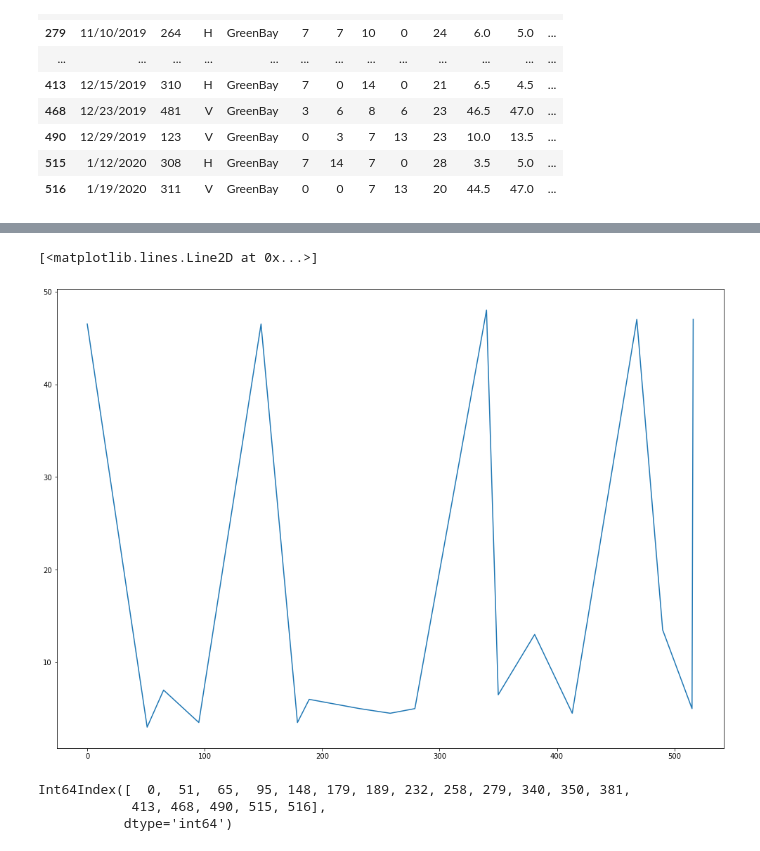
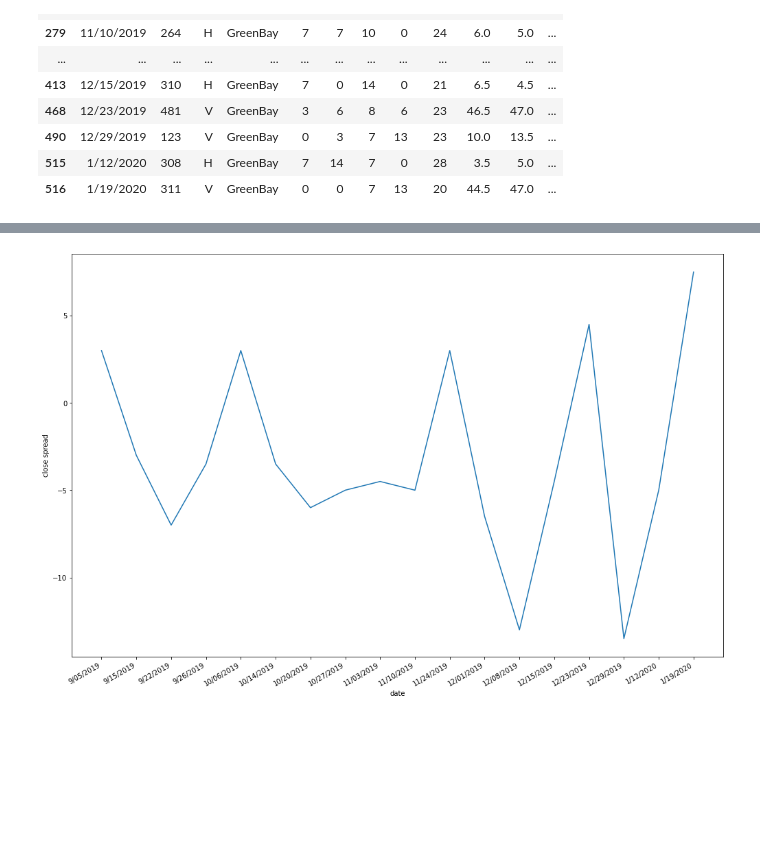
Before and after one commit to tamle7422/data_analysis, a Jupyter notebook: nfl.ipynb, the cells around one changed output, grey strips where cells are left out. Cells and saved outputs as stored; diff of their text form; code cells hidden in the pictures; blank space fills up the shorter version.

Commit message:
Update plot

```diff
--- a/nfl.ipynb
+++ b/nfl.ipynb
@@ -39,3 +40,5 @@ dfCopy = nflDf.copy(deep=True)
+# %%
+nflDf.rename(columns={"ML": "american_odds"},inplace=True)
 # %%
 nflDf.set_index(["Date"])
 # %% [output]
@@ -175,7 +182,7 @@ for index,row in nflDf.groupby(nflDf.index // 2):
     print("index: %s" % index)
     # print(row)
 
-    if (row["ML"].iloc[0] < 0):
+    if (row["american_odds"].iloc[0] < 0):
         print(row)
         dfCopy["open_spread"].iloc[row.index[0]] = row["Open"].iloc[0] * -1
         dfCopy["close_spread"].iloc[row.index[0]] = row["Close"].iloc[0] * -1
@@ -188,7 +195,7 @@ for index,row in nflDf.groupby(nflDf.index // 2):
         dfCopy["close_total"].iloc[row.index[1]] = row["Close"].iloc[1]
 
     # money line is positive
-    elif (row["ML"].iloc[0] > 0):
+    elif (row["american_odds"].iloc[0] > 0):
         dfCopy["open_total"].iloc[row.index[0]] = row["Open"].iloc[0]
         dfCopy["close_total"].iloc[row.index[0]] = row["Close"].iloc[0]
         dfCopy["open_spread"].iloc[row.index[0]] = row["Open"].iloc[1]
@@ -505,7 +500,7 @@ nflDf["Close"].unique().tolist()
  35.0]
 # %%
 # dfFilterACR = df[(df["AverageCorrosionRate"] < 1.0) & (df["AverageCorrosionRate"] > -0.2)]
-greenBayDf = nflDf[nflDf["Team"] == "GreenBay"]
+greenBayDf = dfCopy[dfCopy["Team"] == "GreenBay"]
 greenBayDf
 # %% [output]
 |  | Date | Rot | VH | Team | 1st | 2nd | 3rd | 4th | Final | Open | Close | ... |
@@ -525,3 +520,5 @@ greenBayDf
 | 490 | 12/29/2019 | 123 | V | GreenBay | 0 | 3 | 7 | 13 | 23 | 10.0 | 13.5 | ... |
 | 515 | 1/12/2020 | 308 | H | GreenBay | 7 | 14 | 7 | 0 | 28 | 3.5 | 5.0 | ... |
 | 516 | 1/19/2020 | 311 | V | GreenBay | 0 | 0 | 7 | 13 | 20 | 44.5 | 47.0 | ... |
+# %%
+greenBayDf.set_index(["Date"])
@@ -528,14 +544,11 @@ greenBayDf
 # %%
-plt.figure(figsize=(17,12))
-plt.plot(greenBayDf["Close"])
+fig,ax = plt.subplots(figsize=(17,12))
+ax.plot(greenBayDf["Date"],greenBayDf["close_spread"])
+ax.set_ylabel("close spread")
+ax.set_xlabel("date")
+fig.autofmt_xdate()
+plt.show()
 # %% [output]
-[<matplotlib.lines.Line2D at 0x...>]
-[figure, old version]
+[figure, new version]
-# %%
-greenBayDf.index
-# %% [output]
-Int64Index([  0,  51,  65,  95, 148, 179, 189, 232, 258, 279, 340, 350, 381,
-            413, 468, 490, 515, 516],
-           dtype='int64')
 # %%
 plt.figure(figsize=(11,7))
```
Also changed, not shown: parts of 15 cells of this notebook.
